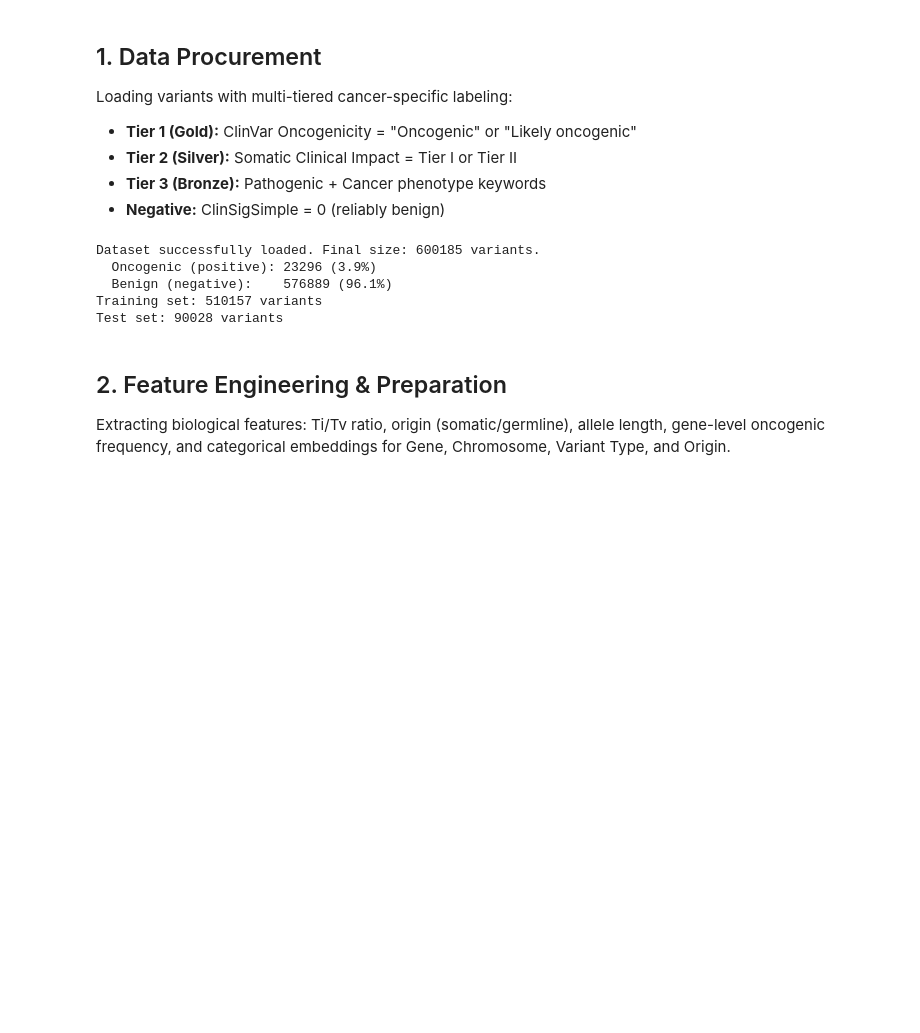
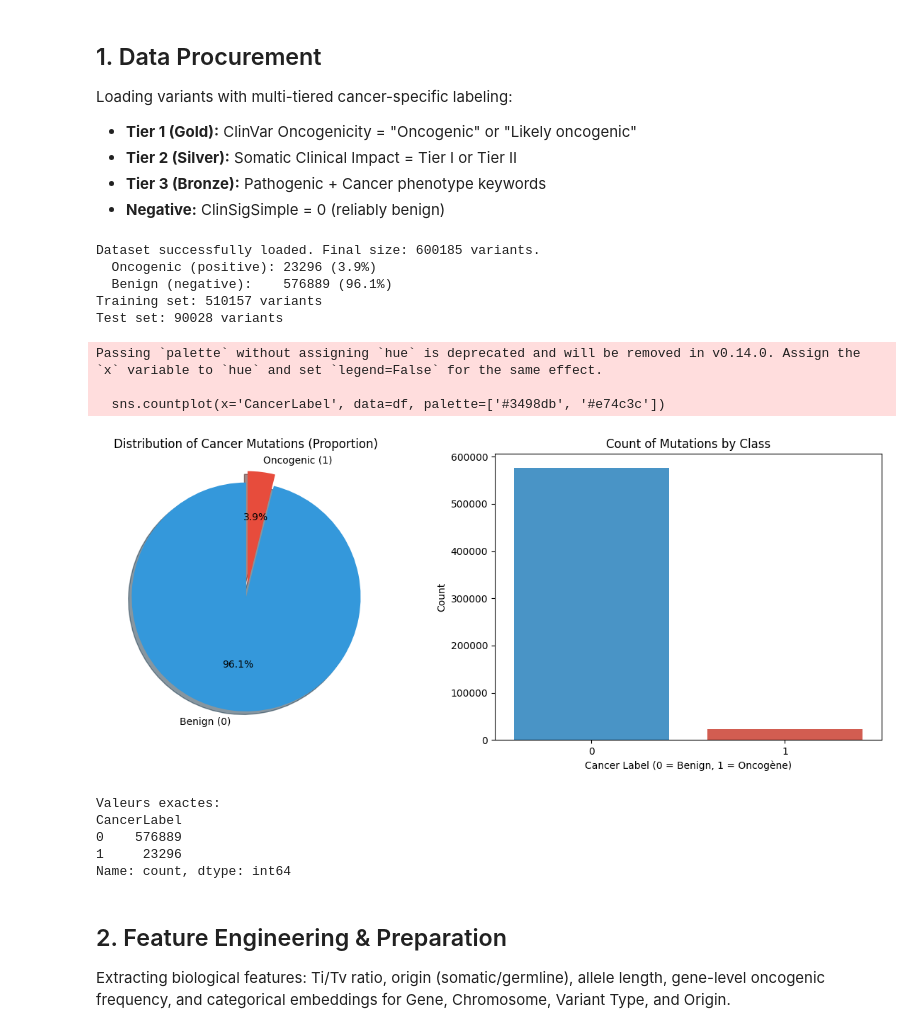
Before and after one commit to YounassAg/Cancer-Mutation-Detection, a Jupyter notebook: notebooks/cancer_mutation_classification.ipynb, the cells around one changed output. Drawn from its saved outputs; the diff is of its cells as text; code cells hidden in the pictures; blank space fills up the shorter version.

```diff
--- a/notebooks/cancer_mutation_classification.ipynb
+++ b/notebooks/cancer_mutation_classification.ipynb
@@ -54,6 +54,43 @@ Dataset successfully loaded. Final size: 600185 variants.
   Benign (negative):    576889 (96.1%)
 Training set: 510157 variants
 Test set: 90028 variants
+# %%
+import matplotlib.pyplot as plt
+import seaborn as sns
+
+# Visualization of Class Imbalance
+plt.figure(figsize=(12, 5))
+
+# 1. Pie Chart
+plt.subplot(1, 2, 1)
+class_counts = df['CancerLabel'].value_counts()
+labels = ['Benign (0)', 'Oncogenic (1)']
+plt.pie(class_counts, labels=labels, autopct='%1.1f%%', startangle=90,
+        colors=['#3498db', '#e74c3c'], explode=(0, 0.1), shadow=True)
+plt.title('Distribution of Cancer Mutations (Proportion)')
+
+# 2. Bar Chart
+plt.subplot(1, 2, 2)
+sns.countplot(x='CancerLabel', data=df, palette=['#3498db', '#e74c3c'])
+plt.title('Count of Mutations by Class')
+plt.xlabel('Cancer Label (0 = Benign, 1 = Oncogène)')
+plt.ylabel('Count')
+
+plt.tight_layout()
+plt.show()
+
+print("Valeurs exactes:")
+print(class_counts)
+# %% [output]
+Passing `palette` without assigning `hue` is deprecated and will be removed in v0.14.0. Assign the `x` variable to `hue` and set `legend=False` for the same effect.
+
+  sns.countplot(x='CancerLabel', data=df, palette=['#3498db', '#e74c3c'])
+[figure, added]
+Valeurs exactes:
+CancerLabel
+0    576889
+1     23296
+Name: count, dtype: int64
 # %% [markdown]
 ## 2. Feature Engineering & Preparation
 Extracting biological features: Ti/Tv ratio, origin (somatic/germline), allele length, gene-level oncogenic frequency, and categorical embeddings for Gene, Chromosome, Variant Type, and Origin.
```
Also changed, not shown: parts of 4 cells of this notebook, 5 other files.
